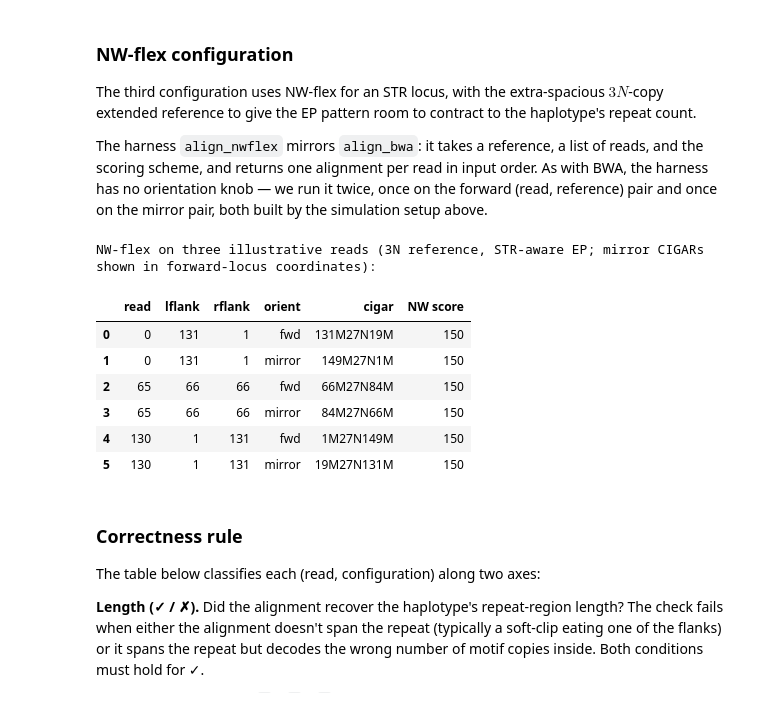
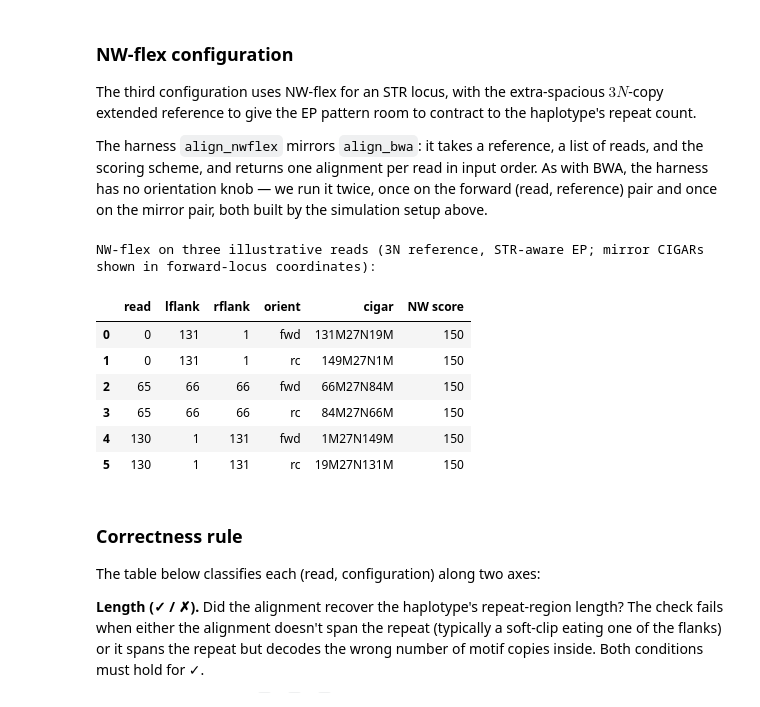
Before and after one commit to nwflex/nwflex, a Jupyter notebook: notebooks/07_NWflex_BWA_Comparison.ipynb, the cells around one changed output. Drawn from its saved outputs; the diff is of its cells as text; code cells hidden in the pictures.

```diff
--- a/notebooks/07_NWflex_BWA_Comparison.ipynb
+++ b/notebooks/07_NWflex_BWA_Comparison.ipynb
@@ -386,7 +389,7 @@ for k, ix in enumerate(illustrative_idx):
         table_rows.append({
             "read": ix,
             "lflank": r_fwd.lflank_extent, "rflank": r_fwd.rflank_extent,
-            "mode": mode, "orient": "mirror",
+            "mode": mode, "orient": "rc",
             "cigar": rc_cigar_to_forward(h_rc.pos, h_rc.cigar, ref_length),
             "SW score": int(h_rc.score),
             "NW score": _nw(r_rc, rc_locus_X, h_rc),
@@ -452,39 +455,39 @@ nwflex_ref_length = len(nwflex_locus.X)
 # Long-format table: one row per (read, orientation).  NW-flex has a
 # single mode, so the comparison axis here is forward vs mirror only.
 table_rows = []
 for k, ix in enumerate(illustrative_idx):
     r_fwd = illustrative_reads[k]
     fwd_hit = res_nwflex[k]
     rc_hit  = res_nwflex_rc[k]
     table_rows.append({
         "read": ix,
         "lflank": r_fwd.lflank_extent, "rflank": r_fwd.rflank_extent,
         "orient": "fwd",
         "cigar": fwd_hit.cigar,
         "NW score": int(fwd_hit.score),
     })
     table_rows.append({
         "read": ix,
         "lflank": r_fwd.lflank_extent, "rflank": r_fwd.rflank_extent,
-        "orient": "mirror",
+        "orient": "rc",
         "cigar": rc_cigar_to_forward(rc_hit.pos, rc_hit.cigar,
                                      nwflex_ref_length),
         "NW score": int(rc_hit.score),
     })
 
 print("NW-flex on three illustrative reads "
       "(3N reference, STR-aware EP; "
       "mirror CIGARs shown in forward-locus coordinates):")
 pd.DataFrame(table_rows)
 # %% [output]
 NW-flex on three illustrative reads (3N reference, STR-aware EP; mirror CIGARs shown in forward-locus coordinates):
 |  | read | lflank | rflank | orient | cigar | NW score |
 | 0 | 0 | 131 | 1 | fwd | 131M27N19M | 150 |
-| 1 | 0 | 131 | 1 | mirror | 149M27N1M | 150 |
+| 1 | 0 | 131 | 1 | rc | 149M27N1M | 150 |
 | 2 | 65 | 66 | 66 | fwd | 66M27N84M | 150 |
-| 3 | 65 | 66 | 66 | mirror | 84M27N66M | 150 |
+| 3 | 65 | 66 | 66 | rc | 84M27N66M | 150 |
 | 4 | 130 | 1 | 131 | fwd | 1M27N149M | 150 |
-| 5 | 130 | 1 | 131 | mirror | 19M27N131M | 150 |
+| 5 | 130 | 1 | 131 | rc | 19M27N131M | 150 |
 # %% [markdown]
 ### Correctness rule
 
```
Also changed, not shown: parts of 11 cells of this notebook, 16 other files.
